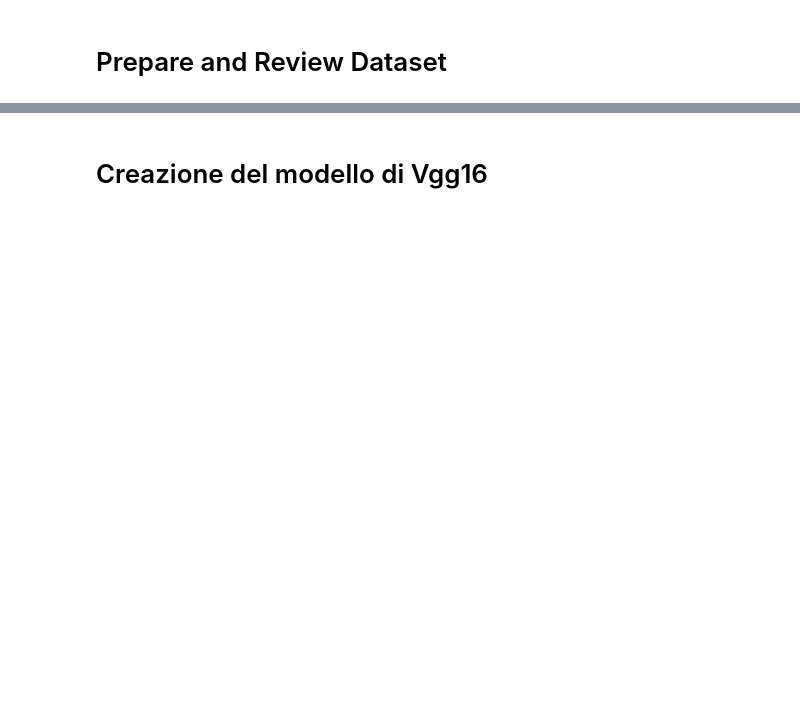
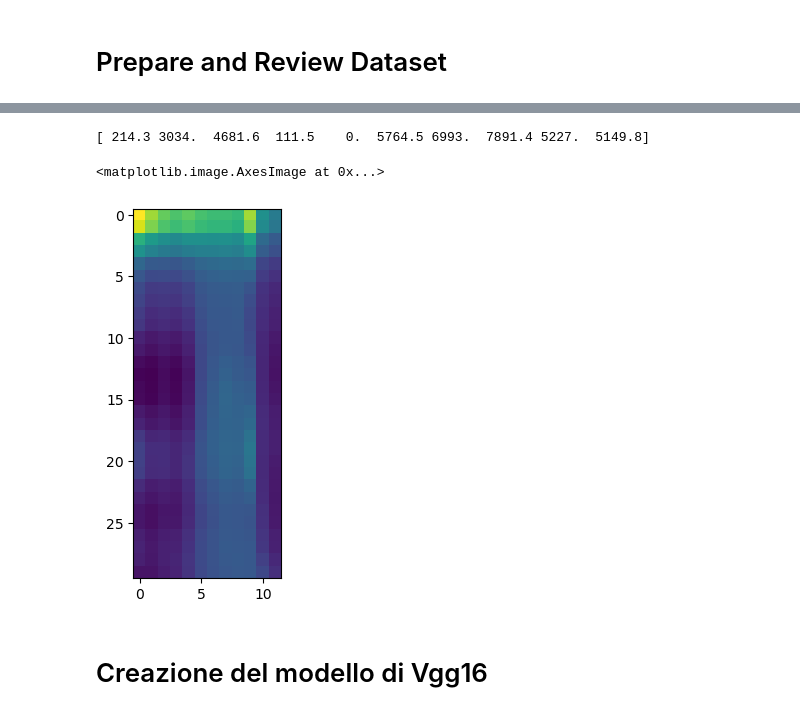
Before and after one commit to Simone-Scalella/AgriVision2022, a Jupyter notebook: vgg16.ipynb, the cells around one changed output, grey strips where cells are left out. Cells and saved outputs as stored; diff of their text form; code cells hidden in the pictures; blank space fills up the shorter version.

```diff
--- a/vgg16.ipynb
+++ b/vgg16.ipynb
@@ -22,0 +19,7 @@ test_path = "seg_test\seg_test"
+# %%
+# Test and Train path
+with open('newResa3.pickle', 'rb') as handle:
+    newResa3 = pickle.load(handle)
+
+with open('AllPixelBand3.pickle', 'rb') as handle:
+    allPixel3 = pickle.load(handle)
@@ -68,2 +62,33 @@ for i in os.listdir(train_path):
+# %%
+training_set = []
+test_set = []
+
+choice = np.random.choice(range(allPixel3.shape[0]), size=(790,), replace=False)
+ind = np.zeros(allPixel3.shape[0], dtype=bool)
+ind[choice] = True
+rest = ~ind
+
+training_setX = allPixel3[ind,:,:]
+test_setX = allPixel3[rest,:,:]
+
+training_setY = newResa3[ind]
+test_setY = newResa3[rest]
+
+training_setX = np.array(training_setX)
+test_setX = np.array(test_setX)
+
+training_setY = np.array(training_setY)
+test_setY = np.array(test_setY)
+
+'''print(training_setX.shape)
+print(test_setX.shape)
+print(training_setY.shape)
+print(test_setY.shape)'''
+print(training_setY[10:20])
+plt.imshow(np.transpose(training_setX[0,:,:]))
+# %% [output]
+[ 214.3 3034.  4681.6  111.5    0.  5764.5 6993.  7891.4 5227.  5149.8]
+<matplotlib.image.AxesImage at 0x...>
+[figure, added]
 # %% [markdown]
 # Creazione del modello di Vgg16
```
Also changed, not shown: parts of 18 cells of this notebook, 6 other files.
